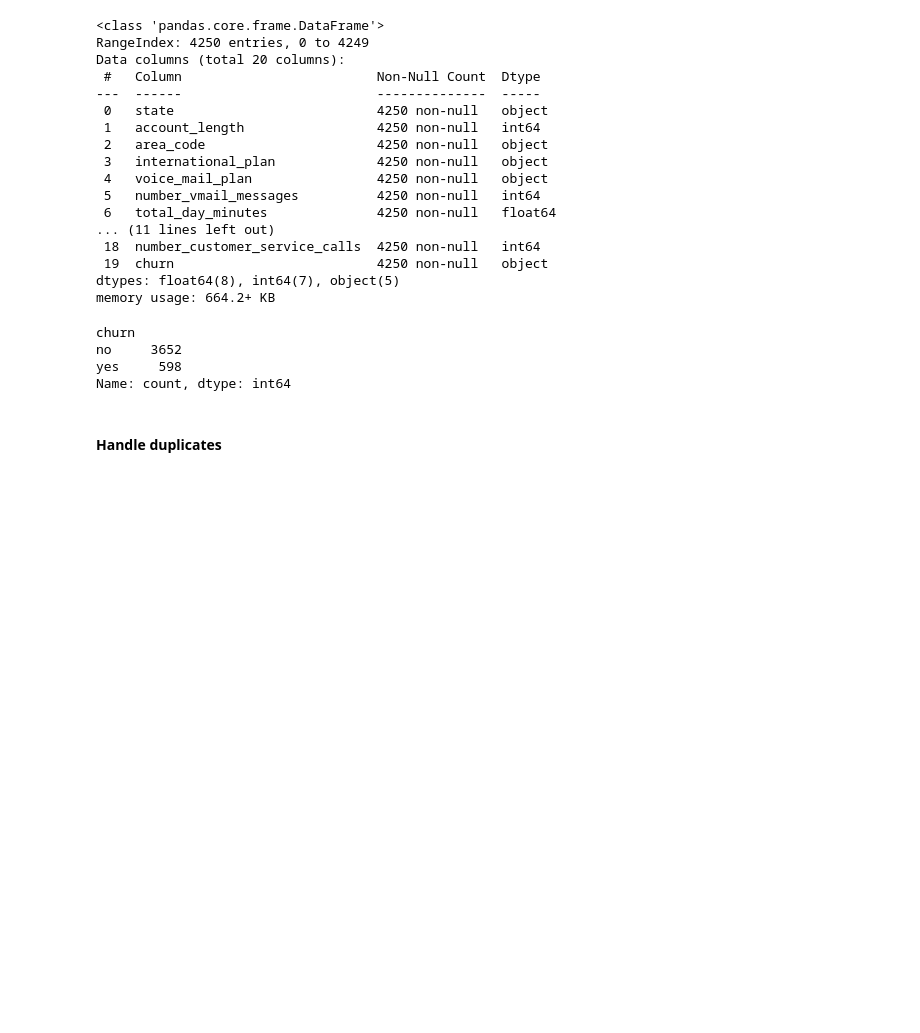
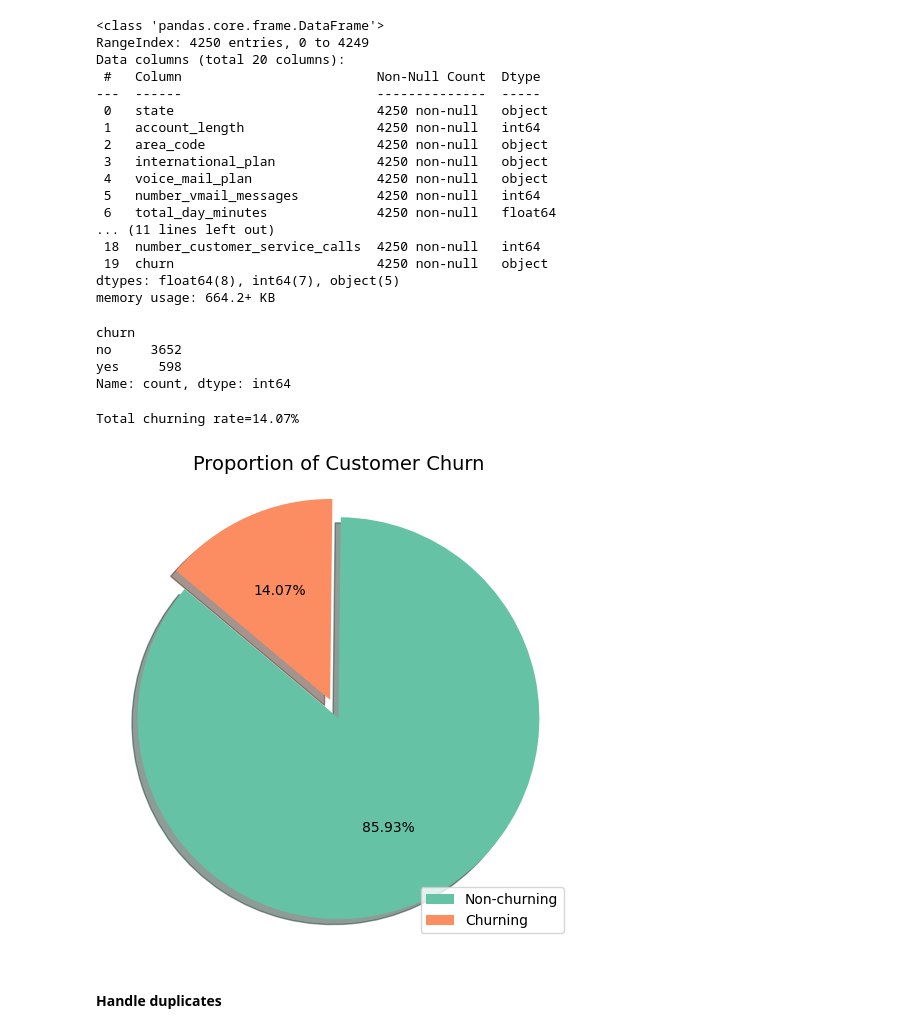
Before and after one commit to Fine2Gitup/Data-Mining, a Jupyter notebook: Preprocess.ipynb, the cells around one changed output. Cells and saved outputs as stored; diff of their text form; code cells hidden in the pictures; blank space fills up the shorter version.

```diff
--- a/Preprocess.ipynb
+++ b/Preprocess.ipynb
@@ -34,6 +34,23 @@ churn
 no     3652
 yes     598
 Name: count, dtype: int64
+# %%
+data_churn=data[data['churn']=='yes']
+Rate_churn=data[data['churn']=='yes'].shape[0]/data['churn'].shape[0]
+print('Total churning rate={:.2%}'.format(Rate_churn))
+# %% [output]
+Total churning rate=14.07%
+# %%
+colors = ['#66c2a5', '#fc8d62']
+explode = (0.1, 0)
+plt.figure(figsize=(6, 6))  # Adjust figure size here
+plt.pie(data['churn'].value_counts(), autopct="%.2f%%", explode=explode, colors=colors, startangle=140, shadow=True)
+plt.title('Proportion of Customer Churn', fontsize=14)
+plt.legend(labels=['Non-churning', 'Churning'], loc='lower right', fontsize=10, bbox_to_anchor=(1, 0))
+plt.axis('equal')
+plt.show()
+# %% [output]
+[figure, added]
 # %% [markdown]
 #### Handle duplicates
 # %%
```
Also changed, not shown: parts of 2 cells of this notebook.
